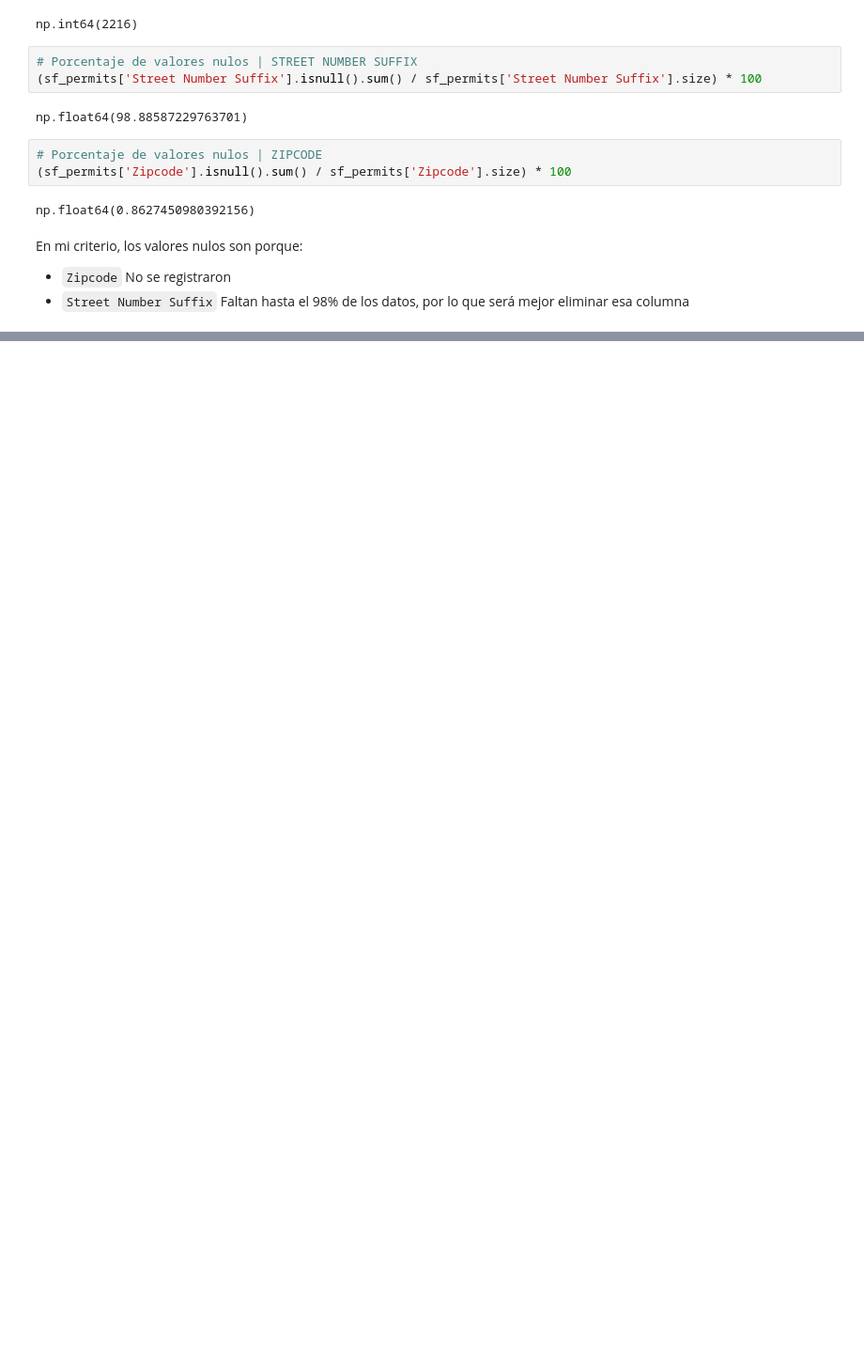
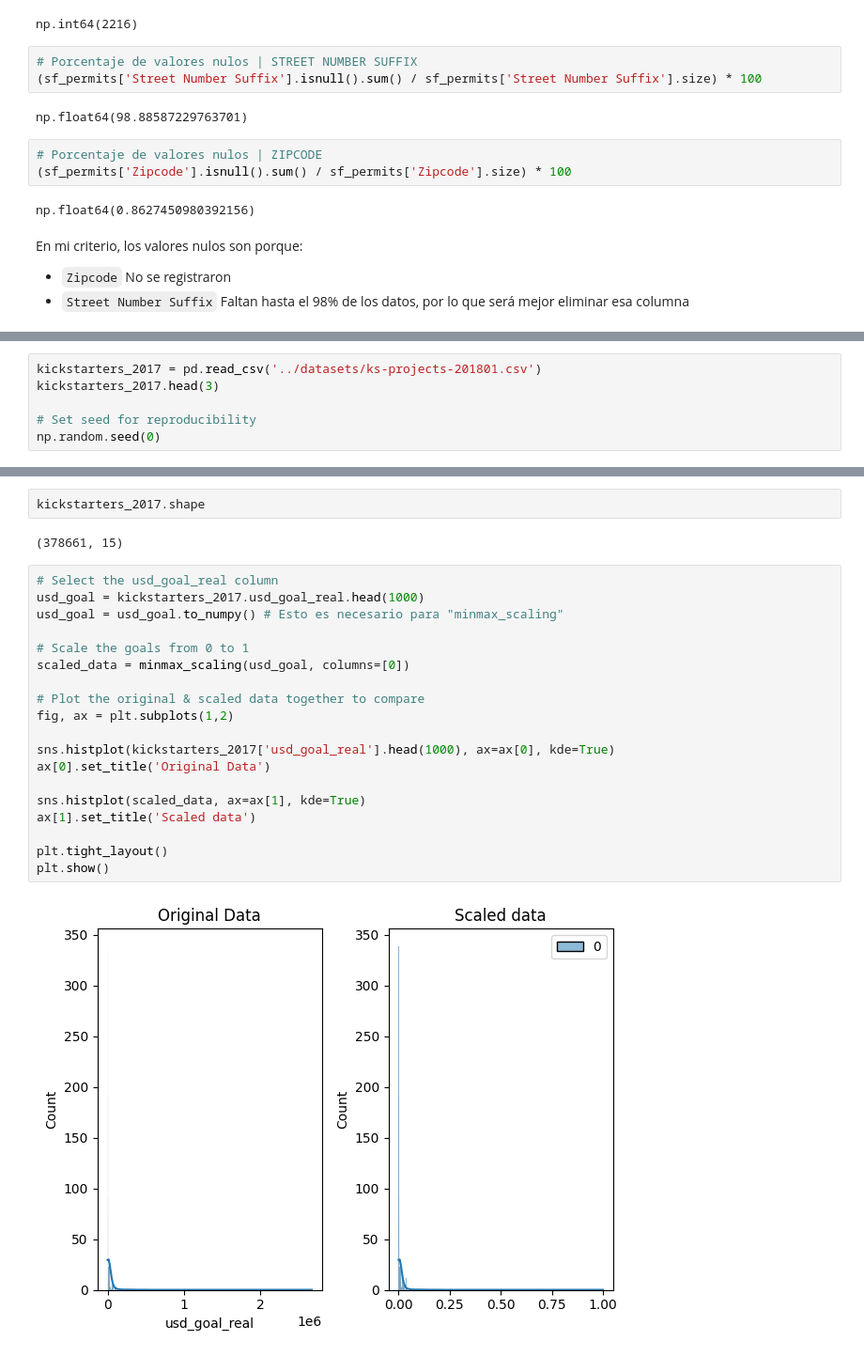
Before and after one commit to JohnFrankIb/Data_Analysis_Study, a Jupyter notebook: Data Cleaning/data_cleaning.ipynb, the cells around one changed output, grey strips where cells are left out. Shown: that part at 94% size. Cells and saved outputs as stored; diff of their text form; blank space fills up the shorter version.

```diff
--- a/Data Cleaning/data_cleaning.ipynb
+++ b/Data Cleaning/data_cleaning.ipynb
@@ -175,0 +282,6 @@ En mi criterio, los valores nulos son porque:
+# %%
+kickstarters_2017 = pd.read_csv('../datasets/ks-projects-201801.csv')
+kickstarters_2017.head(3)
+
+# Set seed for reproducibility
+np.random.seed(0)
@@ -175,0 +305,25 @@ En mi criterio, los valores nulos son porque:
+# %%
+kickstarters_2017.shape
+# %% [output]
+(378661, 15)
+# %%
+# Select the usd_goal_real column
+usd_goal = kickstarters_2017.usd_goal_real.head(1000)
+usd_goal = usd_goal.to_numpy() # Esto es necesario para "minmax_scaling"
+
+# Scale the goals from 0 to 1
+scaled_data = minmax_scaling(usd_goal, columns=[0])
+
+# Plot the original & scaled data together to compare
+fig, ax = plt.subplots(1,2)
+
+sns.histplot(kickstarters_2017['usd_goal_real'].head(1000), ax=ax[0], kde=True)
+ax[0].set_title('Original Data')
+
+sns.histplot(scaled_data, ax=ax[1], kde=True)
+ax[1].set_title('Scaled data')
+
+plt.tight_layout()
+plt.show()
+# %% [output]
+[figure, added]
```
Also changed, not shown: parts of 29 cells of this notebook, 1 other file.
